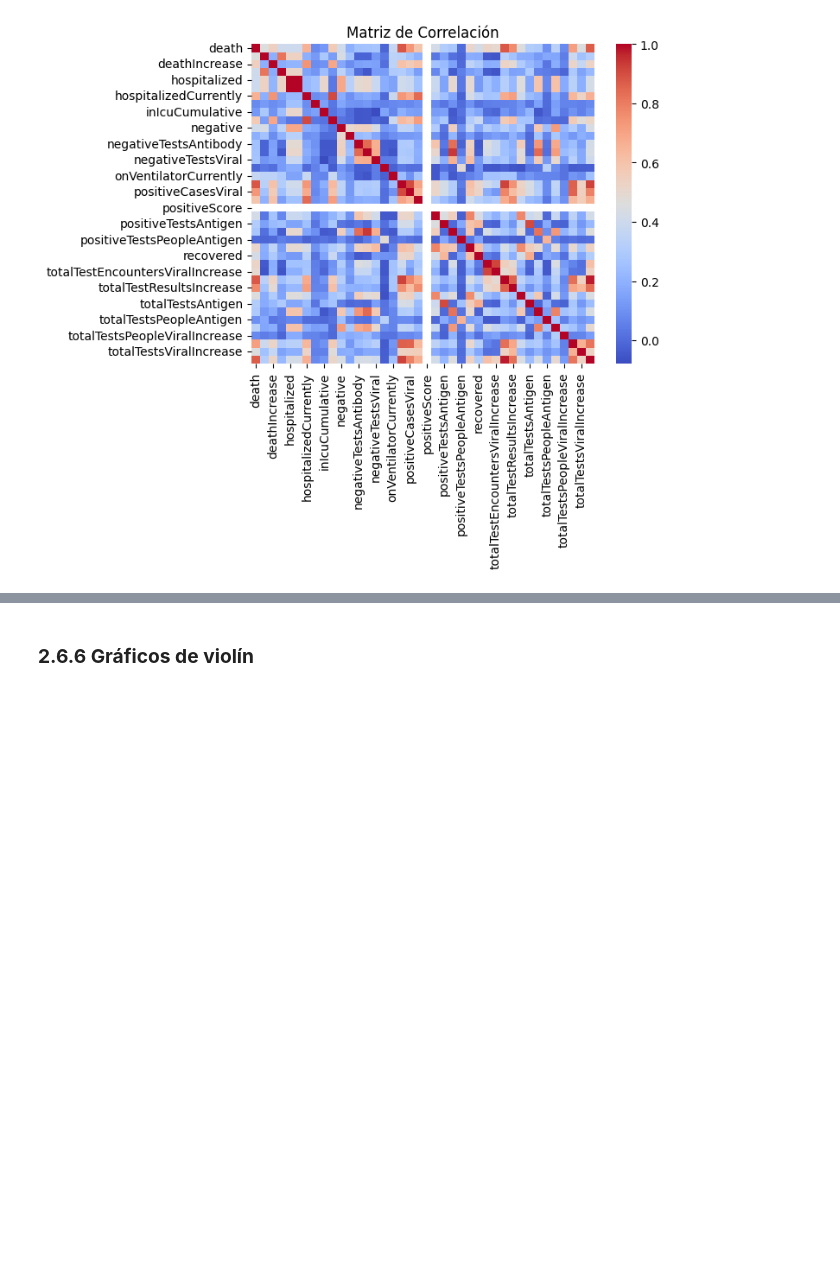
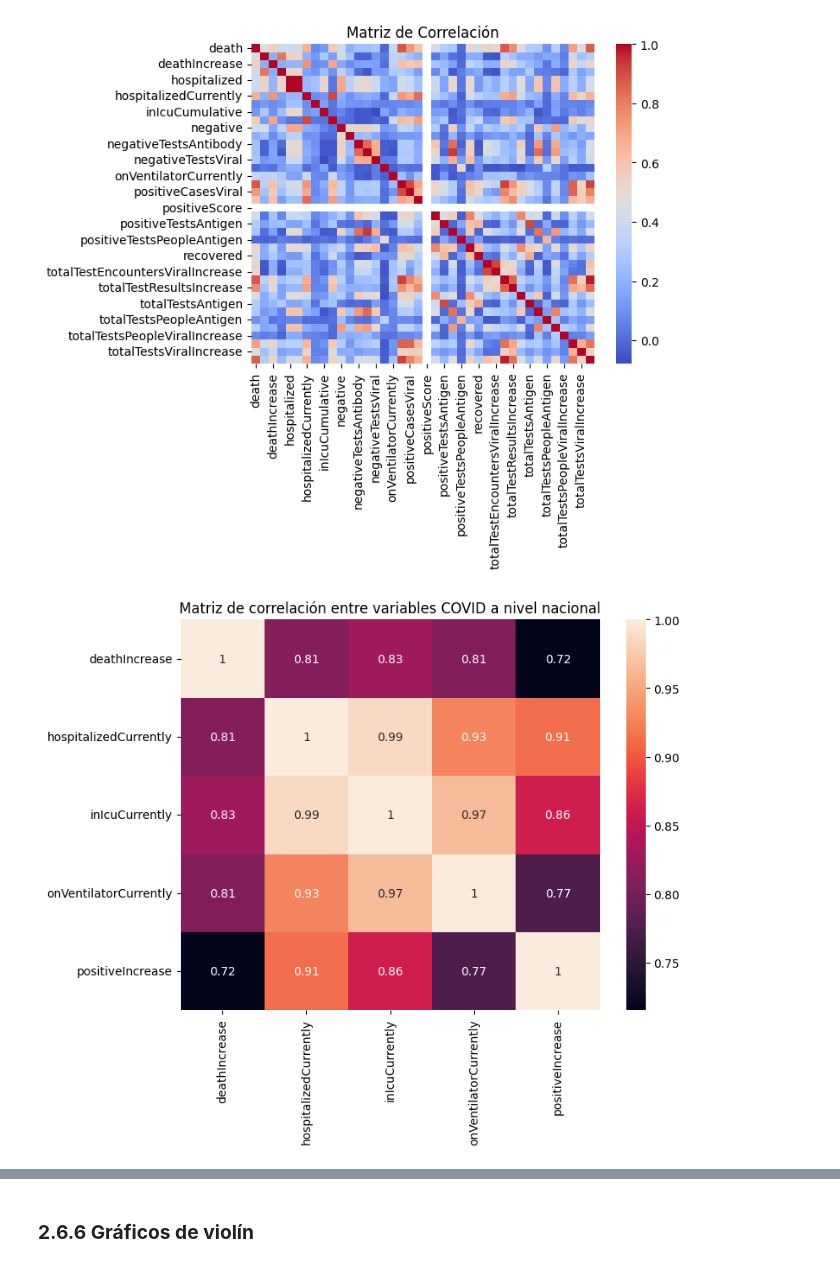
Before and after one commit to Bootcamp-DA-P2/proyecto5-exploratory-data-analysis-grupo2, a Jupyter notebook: notebooks/EDA.ipynb, the cells around one changed output, grey strips where cells are left out. Saved outputs shown, nothing was run; the diff lists cells and outputs as text; code cells hidden in the pictures; blank space fills up the shorter version.

```diff
--- a/DASBOARD/note_book.ipynb
+++ b/notebooks/EDA.ipynb
@@ -431,3 +431,23 @@ plt.title('Matriz de Correlación')
 plt.show()
 # %% [output]
 [figure]
+# %%
+#Seleccionamos estas 5 columnas
+vars_corr = df_national[
+     [
+        'deathIncrease',
+        'hospitalizedCurrently',
+        'inIcuCurrently',
+        'onVentilatorCurrently',
+        'positiveIncrease'
+     ]
+]
+#La función corr calcula el coeficiente de correlación entre cada par de variables.
+corr_matrix = vars_corr.corr()
+corr_matrix
+plt.figure(figsize=(8,6))
+sns.heatmap(corr_matrix, annot=True)
+plt.title("Matriz de correlación entre variables COVID a nivel nacional")
+plt.show()
+# %% [output]
+[figure, added]
```
Also changed, not shown: parts of 1 cell of this notebook, 1 other file.
